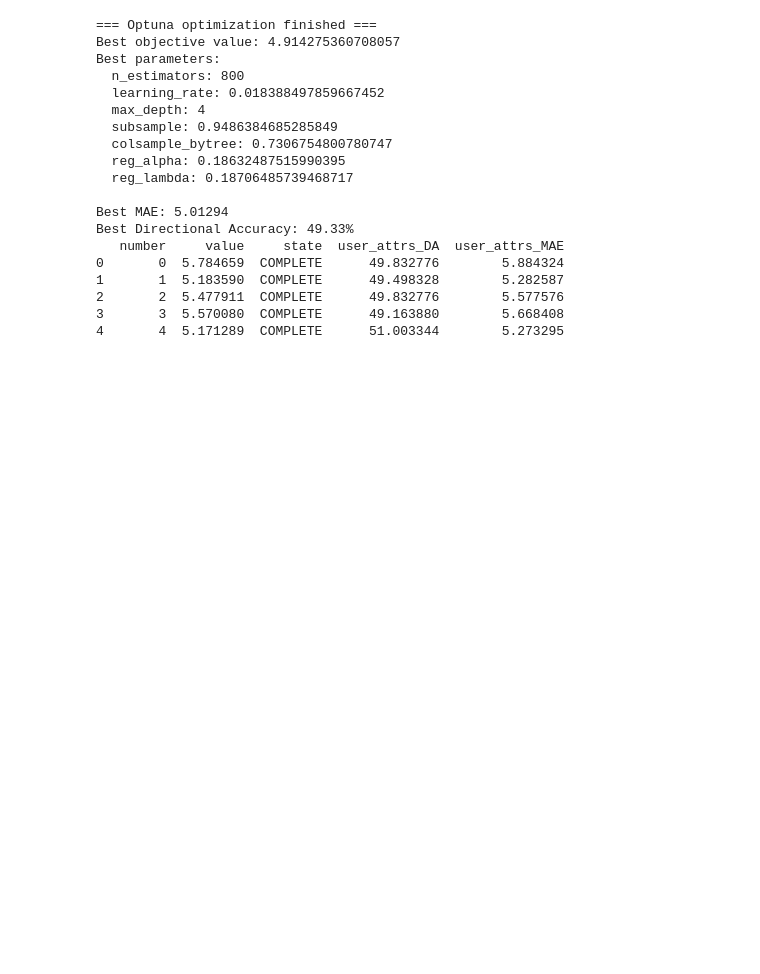
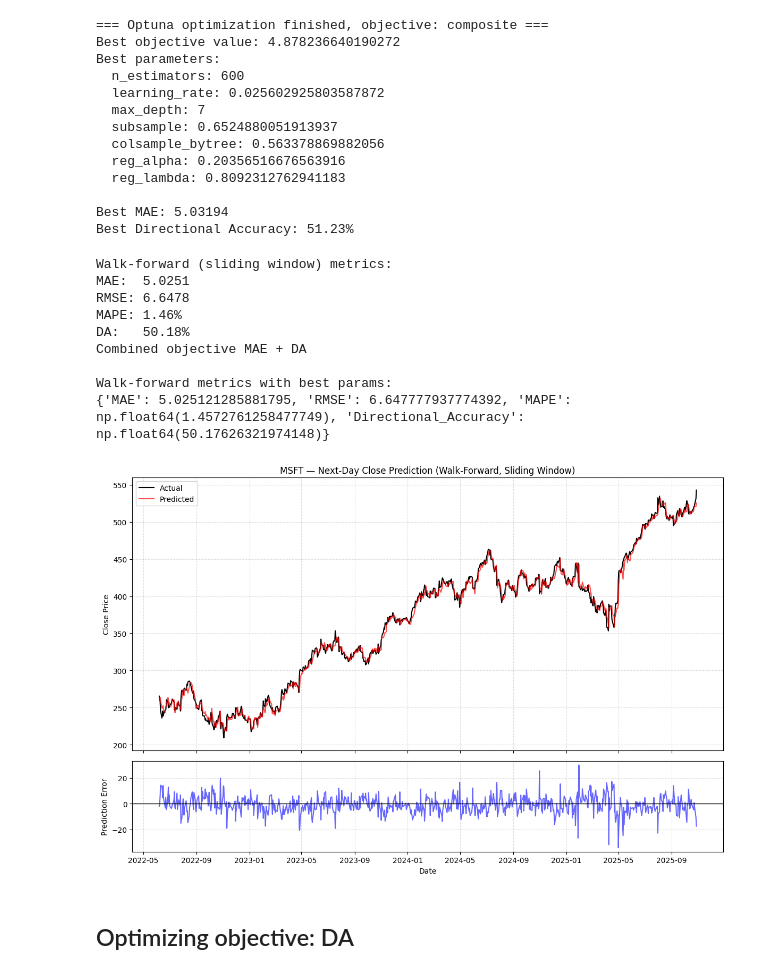
Before and after one commit to ruokokoski/predistocks, a Jupyter notebook: stock_predictor.ipynb, the cells around one changed output. Drawn from its saved outputs; the diff is of its cells as text; code cells hidden in the pictures; blank space fills up the shorter version.

```diff
--- a/stock_predictor.ipynb
+++ b/stock_predictor.ipynb
@@ -506,6 +559,6 @@ DA:   48.49%
 ... (88 outputs left out)
 # %%
-print("\n=== Optuna optimization finished ===")
+print(f"\n=== Optuna optimization finished, objective: {objective} ===")
 print("Best objective value:", study_combo.best_value)
 print("Best parameters:")
 for k, v in study_combo.best_params.items():
@@ -515,25 +568,47 @@ best_trial = study_combo.best_trial
 print(f"\nBest MAE: {best_trial.user_attrs['MAE']:.5f}")
 print(f"Best Directional Accuracy: {best_trial.user_attrs['DA']:.2f}%")
 
-trials_df = study_combo.trials_dataframe(attrs=("number", "value", "state", "user_attrs"))
-print(trials_df.head())
+#trials_df = study_combo.trials_dataframe(attrs=("number", "value", "state", "user_attrs"))
+#print(trials_df.head())
 # %% [output]
-=== Optuna optimization finished ===
-Best objective value: 4.914275360708057
+=== Optuna optimization finished, objective: composite ===
+Best objective value: 4.878236640190272
 Best parameters:
-  n_estimators: 800
-  learning_rate: 0.018388497859667452
-  max_depth: 4
-  subsample: 0.9486384685285849
-  colsample_bytree: 0.7306754800780747
-  reg_alpha: 0.18632487515990395
-  reg_lambda: 0.18706485739468717
+  n_estimators: 600
+  learning_rate: 0.025602925803587872
+  max_depth: 7
+  subsample: 0.6524880051913937
+  colsample_bytree: 0.563378869882056
+  reg_alpha: 0.20356516676563916
+  reg_lambda: 0.8092312762941183
 
-Best MAE: 5.01294
-Best Directional Accuracy: 49.33%
-   number     value     state  user_attrs_DA  user_attrs_MAE
-0       0  5.784659  COMPLETE      49.832776        5.884324
-1       1  5.183590  COMPLETE      49.498328        5.282587
-2       2  5.477911  COMPLETE      49.832776        5.577576
-3       3  5.570080  COMPLETE      49.163880        5.668408
-4       4  5.171289  COMPLETE      51.003344        5.273295
+Best MAE: 5.03194
+Best Directional Accuracy: 51.23%
+# %%
+X, y, target_dates, feature_dates = create_features(data, lag, use_ta=True)
+
+results, metrics = walk_forward_sliding_window(
+    X, y, target_dates,
+    train_window=train_window,
+    step=1, # predict daily
+    params=study_combo.best_params,
+)
+
+print("Combined objective MAE + DA")
+print("\nWalk-forward metrics with best params:")
+print(metrics)
+
+plot_walk_forward_results(results, ticker)
+# %% [output]
+Walk-forward (sliding window) metrics:
+MAE:  5.0251
+RMSE: 6.6478
+MAPE: 1.46%
+DA:   50.18%
+Combined objective MAE + DA
+
+Walk-forward metrics with best params:
+{'MAE': 5.025121285881795, 'RMSE': 6.647777937774392, 'MAPE': np.float64(1.4572761258477749), 'Directional_Accuracy': np.float64(50.17626321974148)}
+[figure, added]
+# %% [markdown]
+## Optimizing objective: DA
```
Also changed, not shown: parts of 23 cells of this notebook.
